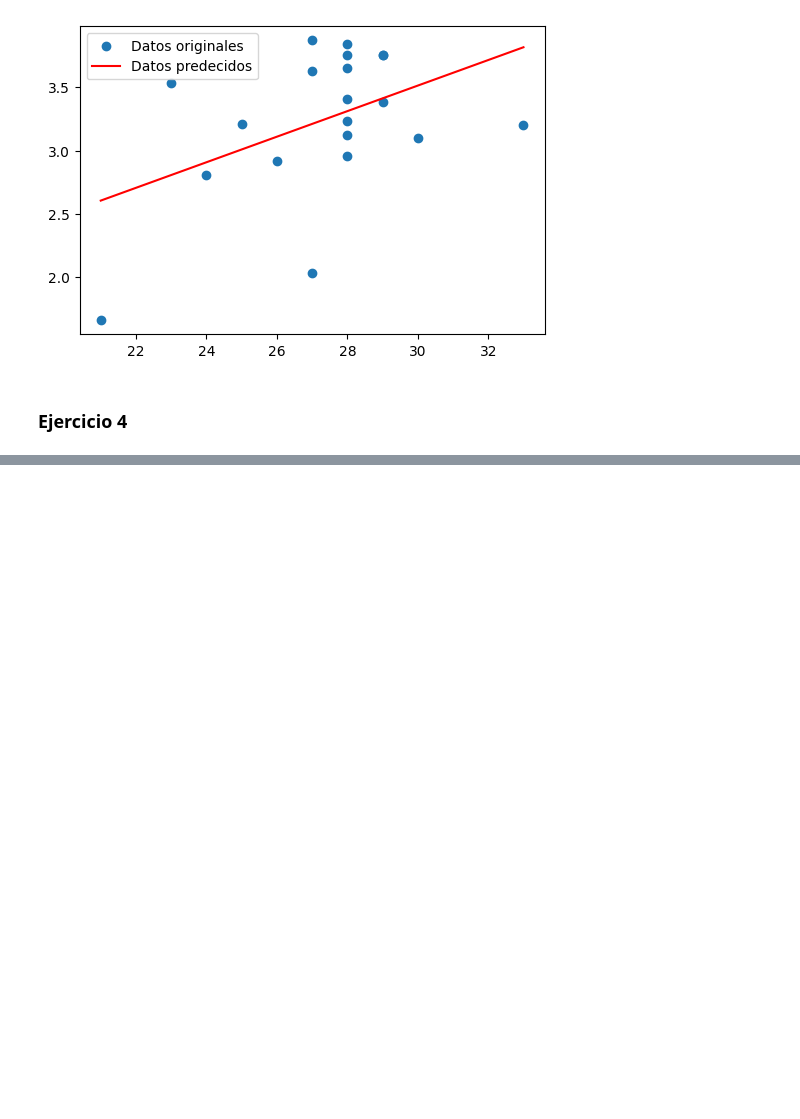
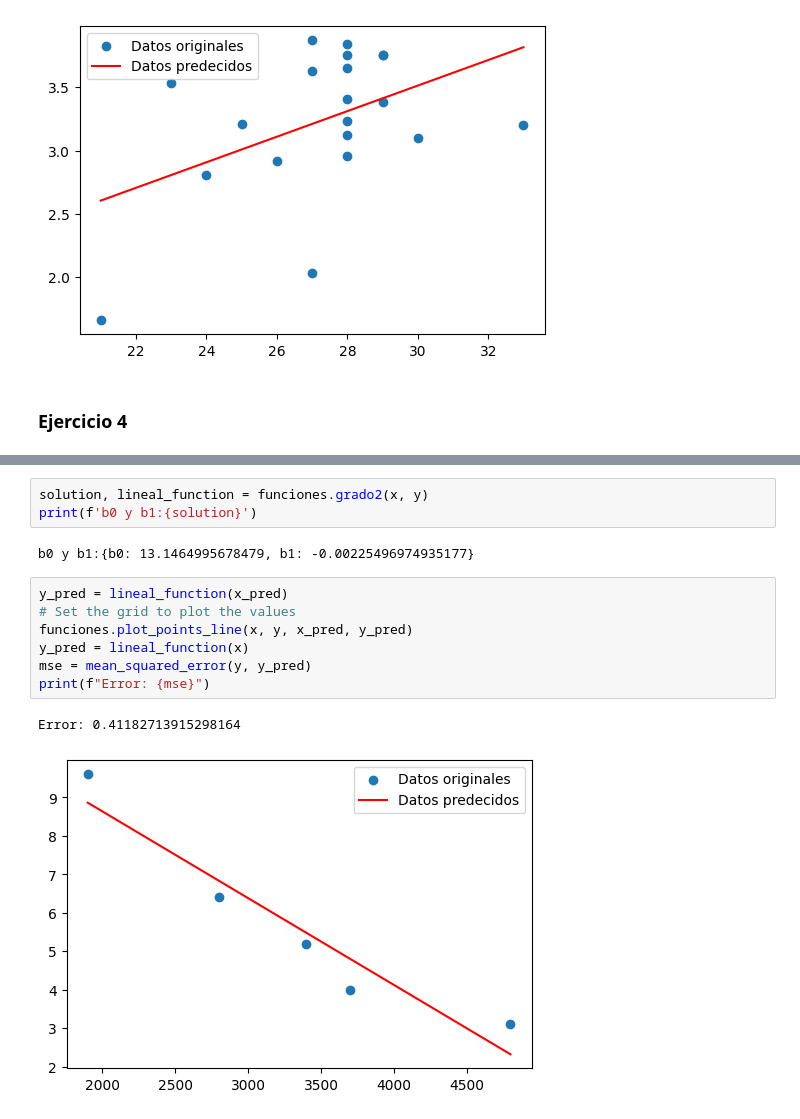
Before and after one commit to enriqueperez21/Universidad, a Jupyter notebook: MetodosN/bimestre2/tarea08/tarea08.ipynb, the cells around one changed output, grey strips where cells are left out. Cells and saved outputs as stored; diff of their text form; blank space fills up the shorter version.

```diff
--- a/MetodosN/bimestre2/tarea08/tarea08.ipynb
+++ b/MetodosN/bimestre2/tarea08/tarea08.ipynb
@@ -172,0 +217,15 @@ funciones.plot_points(x, y)
+# %%
+solution, lineal_function = funciones.grado2(x, y)
+print(f'b0 y b1:{solution}')
+# %% [output]
+b0 y b1:{b0: 13.1464995678479, b1: -0.00225496974935177}
+# %%
+y_pred = lineal_function(x_pred)
+# Set the grid to plot the values
+funciones.plot_points_line(x, y, x_pred, y_pred)
+y_pred = lineal_function(x)
+mse = mean_squared_error(y, y_pred)
+print(f"Error: {mse}")
+# %% [output]
+Error: 0.41182713915298164
+[figure, added]
```
Also changed, not shown: parts of 19 cells of this notebook, 4 other files.
